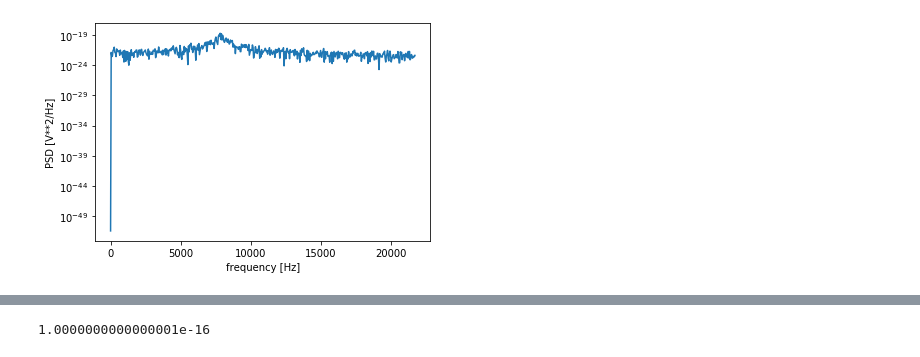
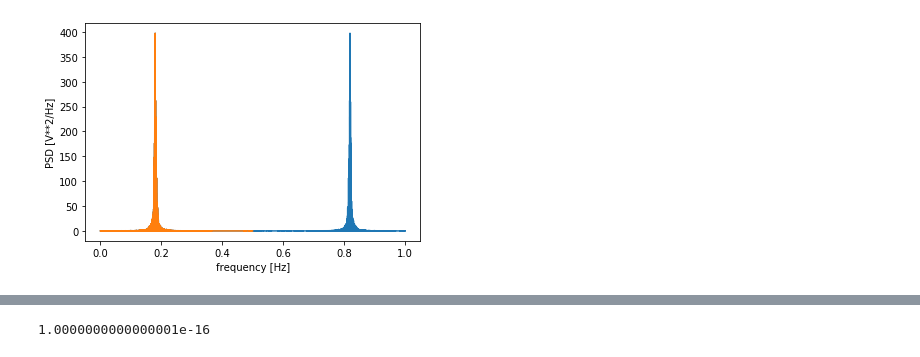
Before and after one commit to natriant/utils, a Jupyter notebook: noise_studies_playground/PSD_computation/periodogram_colored_noise.ipynb, the cells around one changed output, grey strips where cells are left out. Saved outputs shown, nothing was run; the diff lists cells and outputs as text; code cells hidden in the pictures.

```diff
--- a/noise_studies_playground/PSD_computation/periodogram_colored_noise.ipynb
+++ b/noise_studies_playground/PSD_computation/periodogram_colored_noise.ipynb
@@ -4,9 +4,7 @@ import numpy as np
 import matplotlib.pyplot as plt
 # %%
 N = 1000
-turns = np.arange(N)*1/(frev)
+turns = np.arange(N)*1/43.45e3
 T = turns[1] - turns[0]  # sampling interval = 1
 fs = 1 / T  # sampling frequency
-frev = 43.45e3
-#fs = fs*frev*2 # The factor of 2 is needed as we take only half of the sample for the periodogram function
 # %%
@@ -28,0 +36,2 @@ y = phi_0 * np.cos(psi_t_list)
+# %%
+my_f = np.linspace(0, 1/T, N)
@@ -29,8 +74,13 @@ y = phi_0 * np.cos(psi_t_list)
+# %%
+Pxx_den_fft = 2*np.abs(my_fft)**2/N
 # %%
 f, Pxx_den = signal.periodogram(y, fs)
-plt.semilogy(f, Pxx_den)
+plt.plot(my_f, Pxx_den_fft)
+plt.plot(f, Pxx_den)
+
 plt.xlabel('frequency [Hz]')
 plt.ylabel('PSD [V**2/Hz]')
+#plt.yscale('log')
 plt.show()
 # %% [output]
-[figure, old version]
+[figure, new version]
```
Also changed, not shown: parts of 25 cells of this notebook, 3 other files.
